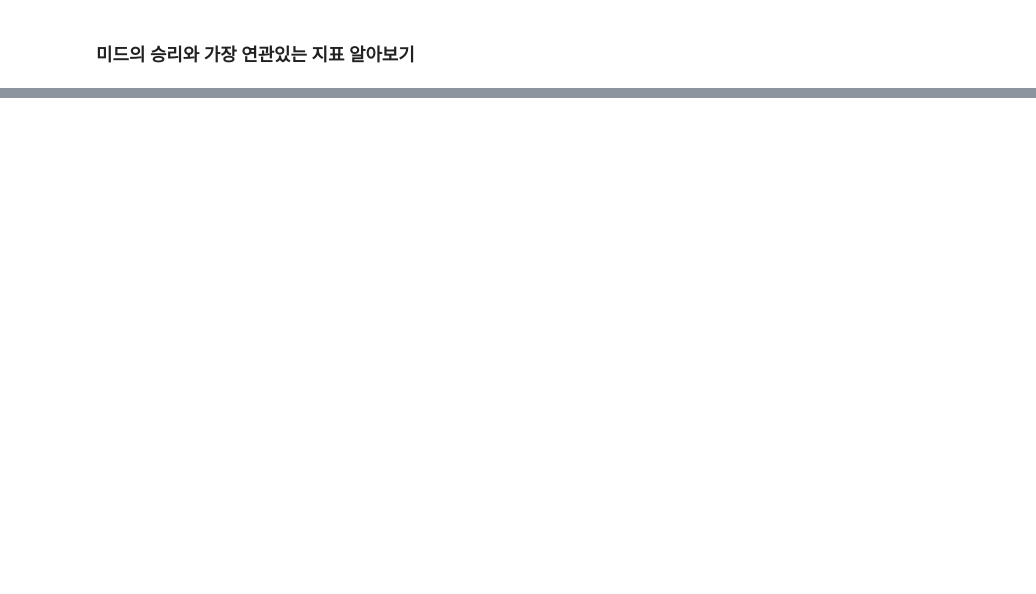
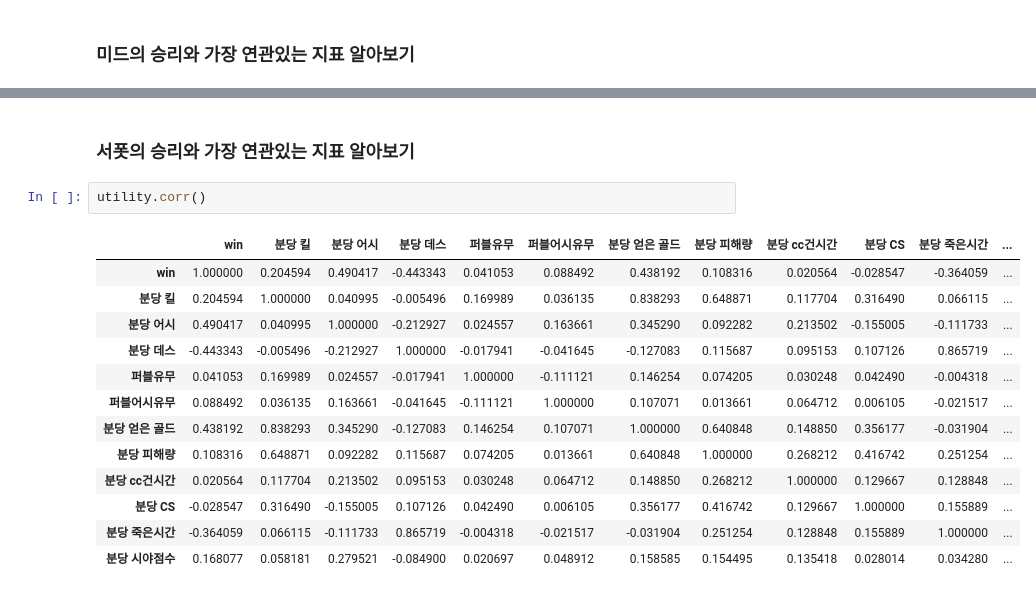
Before and after one commit to league-of-legends-data-analysis/lol-analysis, a Jupyter notebook: 라인별_corr_및_시각화.ipynb, the cells around one changed output, grey strips where cells are left out. Saved outputs shown, nothing was run; the diff lists cells and outputs as text; blank space fills up the shorter version.

```diff
--- a/라인별_corr_및_시각화.ipynb
+++ b/라인별_corr_및_시각화.ipynb
@@ -148,0 +195,18 @@ mid.corr()
+# %% [markdown]
+### 서폿의 승리와 가장 연관있는 지표 알아보기
+# %%
+utility.corr()
+# %% [output]
+|  | win | 분당 킬 | 분당 어시 | 분당 데스 | 퍼블유무 | 퍼블어시유무 | 분당 얻은 골드 | 분당 피해량 | 분당 cc건시간 | 분당 CS | 분당 죽은시간 | ... |
+| win | 1.000000 | 0.204594 | 0.490417 | -0.443343 | 0.041053 | 0.088492 | 0.438192 | 0.108316 | 0.020564 | -0.028547 | -0.364059 | ... |
+| 분당 킬 | 0.204594 | 1.000000 | 0.040995 | -0.005496 | 0.169989 | 0.036135 | 0.838293 | 0.648871 | 0.117704 | 0.316490 | 0.066115 | ... |
+| 분당 어시 | 0.490417 | 0.040995 | 1.000000 | -0.212927 | 0.024557 | 0.163661 | 0.345290 | 0.092282 | 0.213502 | -0.155005 | -0.111733 | ... |
+| 분당 데스 | -0.443343 | -0.005496 | -0.212927 | 1.000000 | -0.017941 | -0.041645 | -0.127083 | 0.115687 | 0.095153 | 0.107126 | 0.865719 | ... |
+| 퍼블유무 | 0.041053 | 0.169989 | 0.024557 | -0.017941 | 1.000000 | -0.111121 | 0.146254 | 0.074205 | 0.030248 | 0.042490 | -0.004318 | ... |
+| 퍼블어시유무 | 0.088492 | 0.036135 | 0.163661 | -0.041645 | -0.111121 | 1.000000 | 0.107071 | 0.013661 | 0.064712 | 0.006105 | -0.021517 | ... |
+| 분당 얻은 골드 | 0.438192 | 0.838293 | 0.345290 | -0.127083 | 0.146254 | 0.107071 | 1.000000 | 0.640848 | 0.148850 | 0.356177 | -0.031904 | ... |
+| 분당 피해량 | 0.108316 | 0.648871 | 0.092282 | 0.115687 | 0.074205 | 0.013661 | 0.640848 | 1.000000 | 0.268212 | 0.416742 | 0.251254 | ... |
+| 분당 cc건시간 | 0.020564 | 0.117704 | 0.213502 | 0.095153 | 0.030248 | 0.064712 | 0.148850 | 0.268212 | 1.000000 | 0.129667 | 0.128848 | ... |
+| 분당 CS | -0.028547 | 0.316490 | -0.155005 | 0.107126 | 0.042490 | 0.006105 | 0.356177 | 0.416742 | 0.129667 | 1.000000 | 0.155889 | ... |
+| 분당 죽은시간 | -0.364059 | 0.066115 | -0.111733 | 0.865719 | -0.004318 | -0.021517 | -0.031904 | 0.251254 | 0.128848 | 0.155889 | 1.000000 | ... |
+| 분당 시야점수 | 0.168077 | 0.058181 | 0.279521 | -0.084900 | 0.020697 | 0.048912 | 0.158585 | 0.154495 | 0.135418 | 0.028014 | 0.034280 | ... |
```
Also changed, not shown: parts of 8 cells of this notebook.
